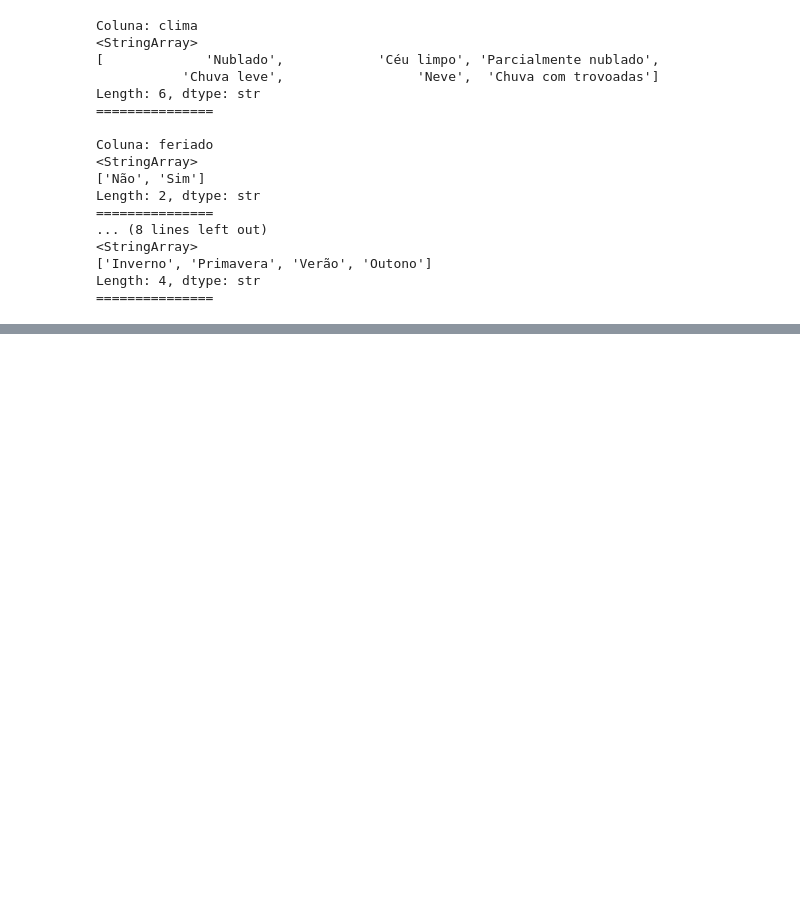
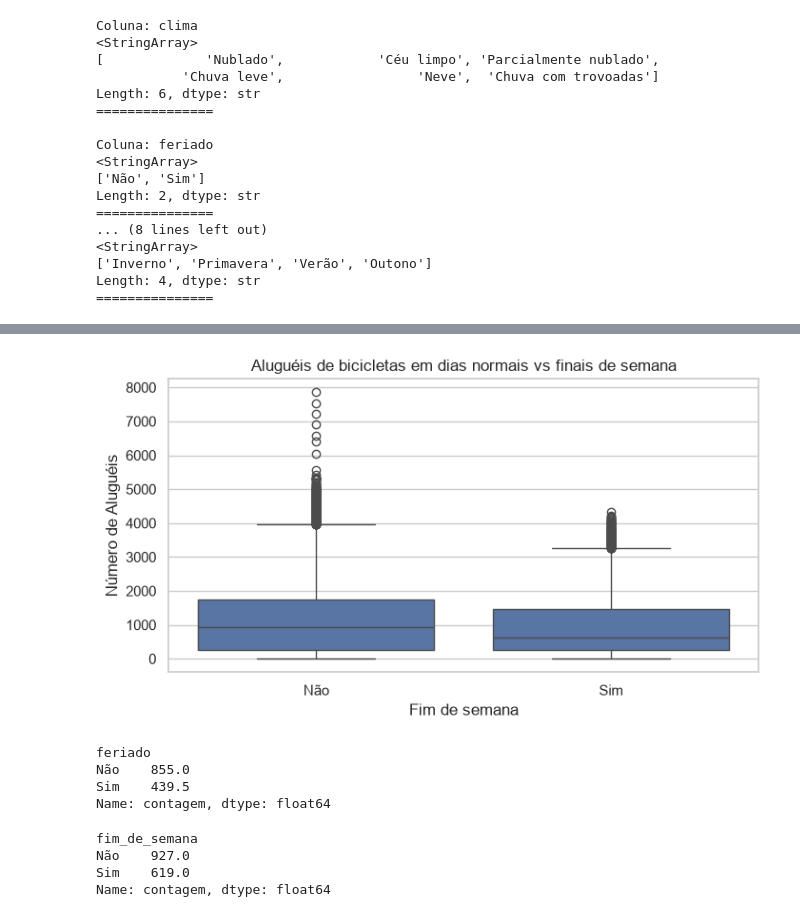
Before and after one commit to Vagnerkrg/Series-Temporais, a Jupyter notebook: Series_Temporais.ipynb, the cells around one changed output, grey strips where cells are left out. Saved outputs shown, nothing was run; the diff lists cells and outputs as text; code cells hidden in the pictures; blank space fills up the shorter version.

```diff
--- a/Series_Temporais.ipynb
+++ b/Series_Temporais.ipynb
@@ -345,0 +355,9 @@ Length: 4, dtype: str
+# %%
+plt.figure(figsize=(8, 4))
+sns.boxplot(x='fim_de_semana', y='contagem', order=['Não', 'Sim'], data=df_limpo)
+plt.title('Aluguéis de bicicletas em dias normais vs finais de semana')
+plt.xlabel('Fim de semana')
+plt.ylabel('Número de Aluguéis')
+plt.show()
+# %% [output]
+[figure, added]
@@ -345,0 +370,16 @@ Length: 4, dtype: str
+# %%
+# Exibe na tela os valores de mediana calculados para os dias com e sem feriado
+mediana_feriado
+# %% [output]
+feriado
+Não    855.0
+Sim    439.5
+Name: contagem, dtype: float64
+# %%
+# Exibe na tela os valores de mediana calculados para os dias úteis e finais de semana
+mediana_fim_de_semana
+# %% [output]
+fim_de_semana
+Não    927.0
+Sim    619.0
+Name: contagem, dtype: float64
```
Also changed, not shown: parts of 10 cells of this notebook.
